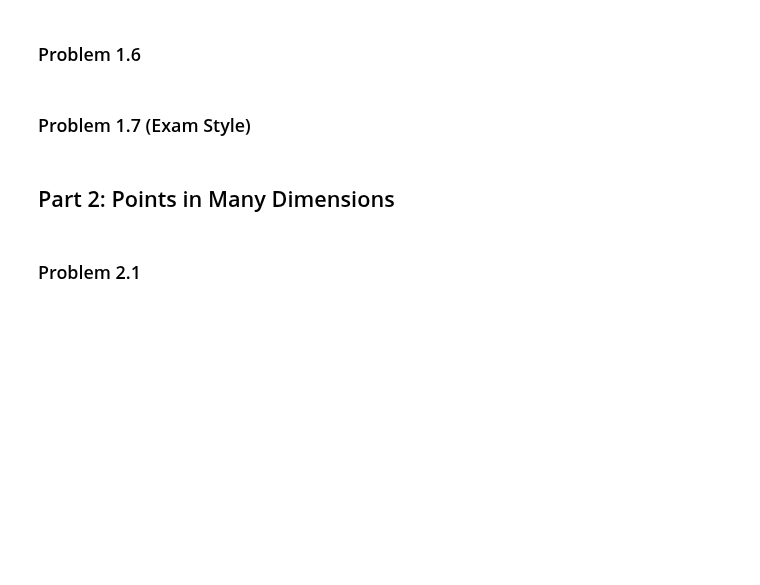
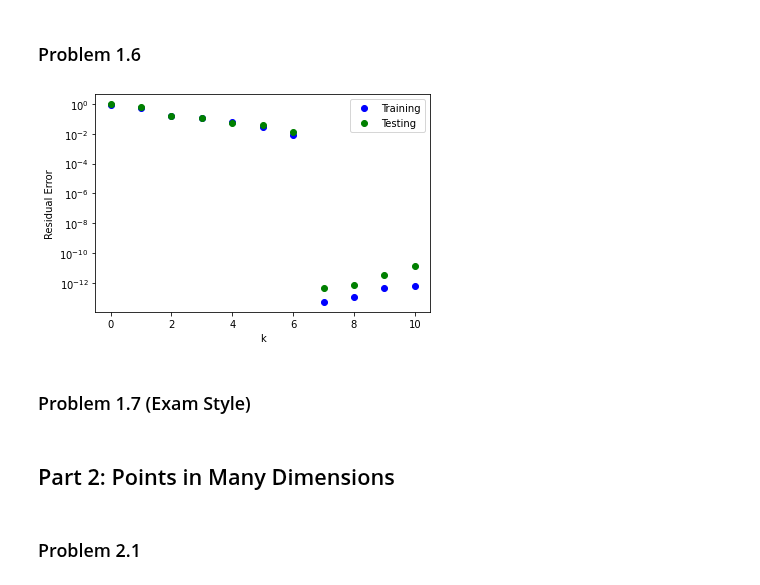
Before and after one commit to matteo8p/cs370, a Jupyter notebook: homework01/homework01_matthew.ipynb, the cells around one changed output. Drawn from its saved outputs; the diff is of its cells as text; code cells hidden in the pictures; blank space fills up the shorter version.

```diff
--- a/homework01/homework01_matthew.ipynb
+++ b/homework01/homework01_matthew.ipynb
@@ -213,6 +194,33 @@ def eigen_data(n):
 n_train, n_test = 100, 100
 x_train, y_train = eigen_data(n_train)
 x_test, y_test = eigen_data(n_test)
+# %%
+import matplotlib.pyplot as plt
+
+k_polynomials = []
+for i in range(0, 11):
+    k_polynomials.append(i)
+
+# Generating residual errors for training set
+training_residual_errors = []
+for k in k_polynomials:
+    c, res_error = fit(x_train, y_train, k)
+    training_residual_errors.append(res_error)
+
+# Generating residual errors for testing set
+testing_residual_errors = []
+for k in k_polynomials:
+    c, res_error = fit(x_test, y_test, k)
+    testing_residual_errors.append(res_error)
+
+plt.semilogy(k_polynomials, training_residual_errors, 'bo', label='Training')
+plt.semilogy(k_polynomials, testing_residual_errors, 'go', label='Testing')
+plt.ylabel('Residual Error')
+plt.xlabel('k')
+plt.legend()
+plt.show()
+# %% [output]
+[figure, added]
 # %% [markdown]
 ### Problem 1.7 (Exam Style)
 # %% [markdown]
```
Also changed, not shown: parts of 3 cells of this notebook.
